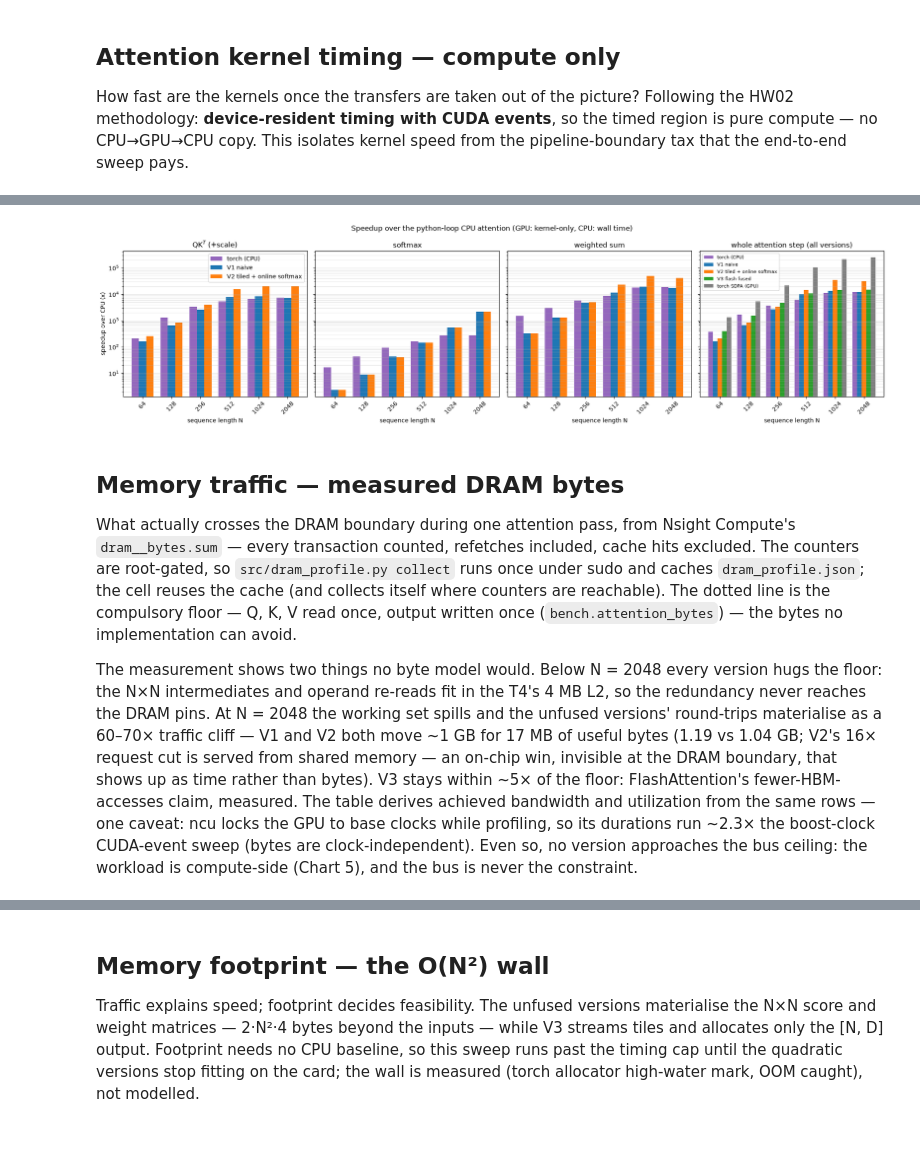
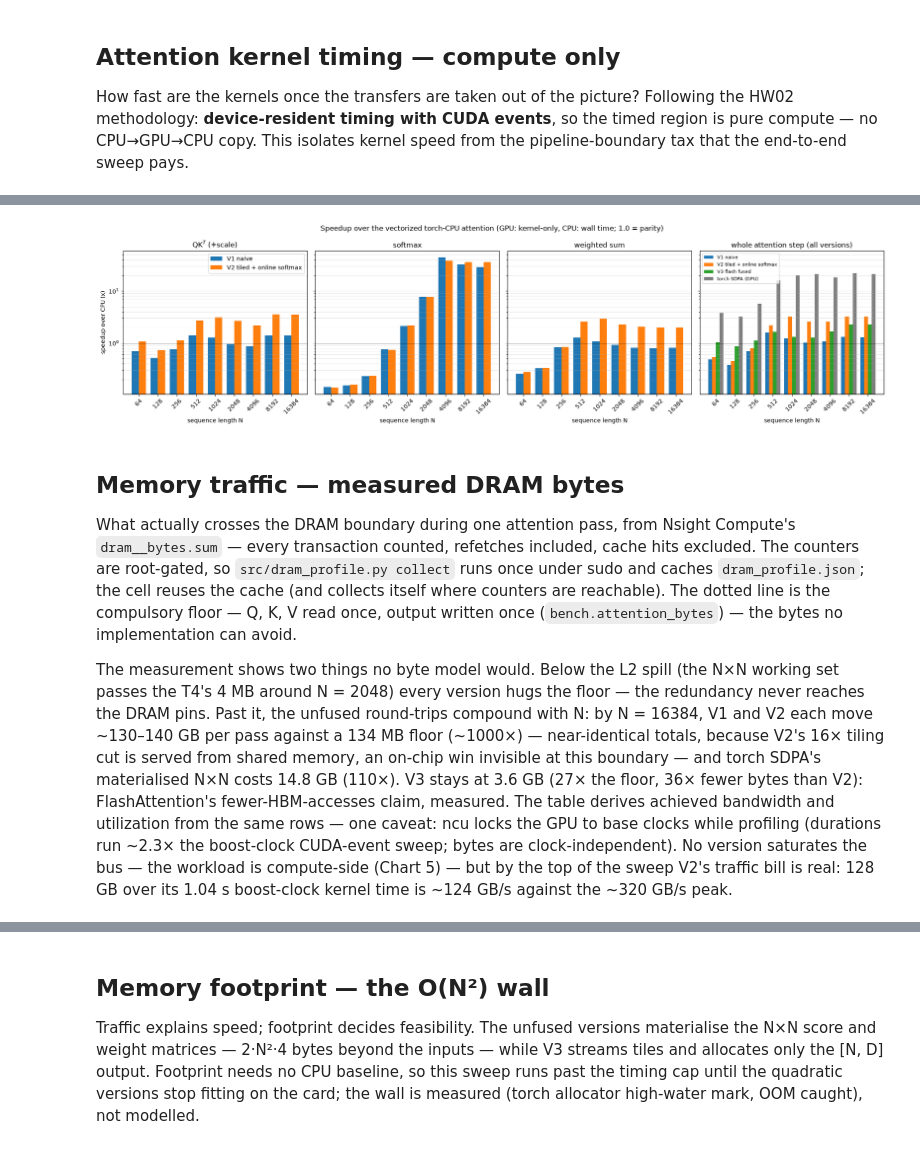
Before and after one commit to LtnLinh/Transformer-Attention-Mechanism, a Jupyter notebook: demo.ipynb, the cells around one changed output, grey strips where cells are left out. Drawn from its saved outputs; the diff is of its cells as text; code cells hidden in the pictures.

```diff
--- a/demo.ipynb
+++ b/demo.ipynb
@@ -269,5 +261,5 @@ loop baseline's interpreter tax from what the GPU actually buys.
 # %%
-SEQ_LENS = [2 ** x for x in range(6, 12)]
+SEQ_LENS = [2 ** x for x in range(6, 15)]
 
 if cuda.is_available():
     classes = {"V1 naive": GpuV1,
@@ -278,16 +270,12 @@ if cuda.is_available():
     times["torch SDPA (GPU)"] = [bench.sdpa_gpu_ms(cpu_model, n, reps=3) for n in SEQ_LENS]
     torch.cuda.empty_cache()  # drop cached blocks so the sweep leaves no footprint
 
-    # vectorized torch on the same CPU: one warm profiled pass per point
-    # yields its sub-step times (reused in Chart 2) and their sum
-    torch_model.attention(*bench._qkv(torch_model, 64))  # warm MKL/thread pool
-    tcpu_steps = [bench.attention_step_ms(torch_model, n) for n in SEQ_LENS]
-
-    # naive CPU measured last (slowest by far): one profiled pass per point
-    # yields the per-step times (for Chart 2) and their sum, the CPU column
+    # CPU baseline: the same attention as three vectorized torch/MKL ops on
+    # the same cores — one warm profiled pass per point yields the sub-step
+    # times (Chart 2's baselines) and their sum, the CPU column
+    cpu_model.attention(*bench._qkv(cpu_model, 64))  # warm MKL / thread pool
     cpu_steps = [bench.attention_step_ms(cpu_model, n) for n in SEQ_LENS]
-    times = {"CPU": [sum(d.values()) for d in cpu_steps],
-             "torch (CPU)": [sum(d.values()) for d in tcpu_steps], **times}
+    times = {"CPU": [sum(d.values()) for d in cpu_steps], **times}
 
     header = f"{'N':>6} " + "".join(f"{name:>28}" for name in times)
     print(header + "\n" + "-" * len(header))
@@ -296,7 +284,7 @@ if cuda.is_available():
 else:
     print("No CUDA device -- skipping the GPU benchmark")
 
-COLORS = {"CPU": "tab:red", "torch (CPU)": "tab:purple",
+COLORS = {"CPU": "tab:red",
           "V1 naive": "tab:blue", "V2 tiled + online softmax": "tab:orange",
           "V3 flash fused": "tab:green", "torch SDPA (GPU)": "gray"}
 # %% [output]
@@ -373,47 +367,48 @@ GPU: Tesla T4 | 40 SMs
 # %%
-# Chart 2 -- speedup over the CPU attention: per sub-step for the unfused
-# versions (torch-CPU included), then the whole step for everything (V3 and
+# Chart 2 -- speedup over the CPU baseline (vectorized torch): per sub-step
+# for the unfused GPU versions, then the whole step for all four (V3 and
 # torch SDPA are single fused kernels, so whole-step granularity only)
 if cuda.is_available():
     step_names = {"2a_qk_matmul": "QK$^T$ (+scale)", "2b_softmax": "softmax",
                   "2c_value_weighted_sum": "weighted sum"}
-    persteps = {"torch (CPU)": tcpu_steps, **ksteps}
     fig, axes = plt.subplots(1, 4, figsize=(19, 5), sharey=True)
     xpos = np.arange(len(SEQ_LENS))
-    w = 0.76 / len(persteps)
-    offs = (np.arange(len(persteps)) - (len(persteps) - 1) / 2) * w
+    w = 0.76 / len(ksteps)
+    offs = (np.arange(len(ksteps)) - (len(ksteps) - 1) / 2) * w
     for ax, (step, title) in zip(axes, step_names.items()):
-        for off, (name, ks) in zip(offs, persteps.items()):
+        for off, (name, ks) in zip(offs, ksteps.items()):
             speedups = [c[step] / g[step] for c, g in zip(cpu_steps, ks)]
             ax.bar(xpos + off, speedups, w, color=COLORS[name], label=name)
         ax.set_yscale("log")
+        ax.axhline(1.0, color="k", lw=0.8)
         ax.set_xticks(xpos, SEQ_LENS, rotation=45)
         ax.set_xlabel("sequence length N")
         ax.set_title(title)
         ax.grid(True, axis="y", which="both", alpha=0.3)
 
     ax = axes[-1]
     cpu_total = [sum(c.values()) for c in cpu_steps]
-    wholes = {"torch (CPU)": [sum(d.values()) for d in tcpu_steps], **ktimes}
-    w4 = 0.8 / len(wholes)
-    offs4 = (np.arange(len(wholes)) - (len(wholes) - 1) / 2) * w4
-    for off, (name, kt) in zip(offs4, wholes.items()):
+    w4 = 0.8 / len(ktimes)
+    offs4 = (np.arange(len(ktimes)) - (len(ktimes) - 1) / 2) * w4
+    for off, (name, kt) in zip(offs4, ktimes.items()):
         speedups = [c / g for c, g in zip(cpu_total, kt)]
         ax.bar(xpos + off, speedups, w4, color=COLORS[name], label=name)
     ax.set_yscale("log")
+    ax.axhline(1.0, color="k", lw=0.8)
     ax.set_xticks(xpos, SEQ_LENS, rotation=45)
     ax.set_xlabel("sequence length N")
     ax.set_title("whole attention step (all versions)")
     ax.grid(True, axis="y", which="both", alpha=0.3)
     ax.legend(fontsize=8)
 
     axes[0].set_ylabel("speedup over CPU (x)")
     axes[0].legend()
-    plt.suptitle("Speedup over the python-loop CPU attention (GPU: kernel-only, CPU: wall time)")
+    plt.suptitle("Speedup over the vectorized torch-CPU attention "
+                 "(GPU: kernel-only, CPU: wall time; 1.0 = parity)")
     plt.tight_layout()
     plt.show()
 # %% [output]
-[figure, old version]
+[figure, new version]
 # %% [markdown]
 ## Memory traffic — measured DRAM bytes
 
@@ -426,20 +421,21 @@ counters are reachable). The dotted line is the compulsory floor — Q, K, V
 read once, output written once (`bench.attention_bytes`) — the bytes no
 implementation can avoid.
 
-The measurement shows two things no byte model would. Below N = 2048 every
-version hugs the floor: the N×N intermediates and operand re-reads fit in
-the T4's 4 MB L2, so the redundancy never reaches the DRAM pins. At
-N = 2048 the working set spills and the unfused versions' round-trips
-materialise as a 60–70× traffic cliff — V1 and V2 both move ~1 GB for
-17 MB of useful bytes (1.19 vs 1.04 GB; V2's 16× request cut is served from
-shared memory — an on-chip win, invisible at the DRAM boundary, that shows
-up as time rather than bytes). V3 stays within ~5× of the floor:
-FlashAttention's fewer-HBM-accesses claim, measured. The table derives
-achieved bandwidth and utilization from the same rows — one caveat: ncu
-locks the GPU to base clocks while profiling, so its durations run ~2.3×
-the boost-clock CUDA-event sweep (bytes are clock-independent). Even so, no
-version approaches the bus ceiling: the workload is compute-side (Chart 5),
-and the bus is never the constraint.
+The measurement shows two things no byte model would. Below the L2 spill
+(the N×N working set passes the T4's 4 MB around N = 2048) every version
+hugs the floor — the redundancy never reaches the DRAM pins. Past it, the
+unfused round-trips compound with N: by N = 16384, V1 and V2 each move
+~130–140 GB per pass against a 134 MB floor (~1000×) — near-identical
+totals, because V2's 16× tiling cut is served from shared memory, an
+on-chip win invisible at this boundary — and torch SDPA's materialised N×N
+costs 14.8 GB (110×). V3 stays at 3.6 GB (27× the floor, 36× fewer bytes
+than V2): FlashAttention's fewer-HBM-accesses claim, measured. The table
+derives achieved bandwidth and utilization from the same rows — one caveat:
+ncu locks the GPU to base clocks while profiling (durations run ~2.3× the
+boost-clock CUDA-event sweep; bytes are clock-independent). No version
+saturates the bus — the workload is compute-side (Chart 5) — but by the top
+of the sweep V2's traffic bill is real: 128 GB over its 1.04 s boost-clock
+kernel time is ~124 GB/s against the ~320 GB/s peak.
 # %%
 # Chart 3 -- measured DRAM traffic per attention pass (ncu dram__bytes.sum)
 # vs the compulsory floor; derived bandwidth/utilization in the table below.
```
Also changed, not shown: parts of 12 cells of this notebook, 5 other files.
